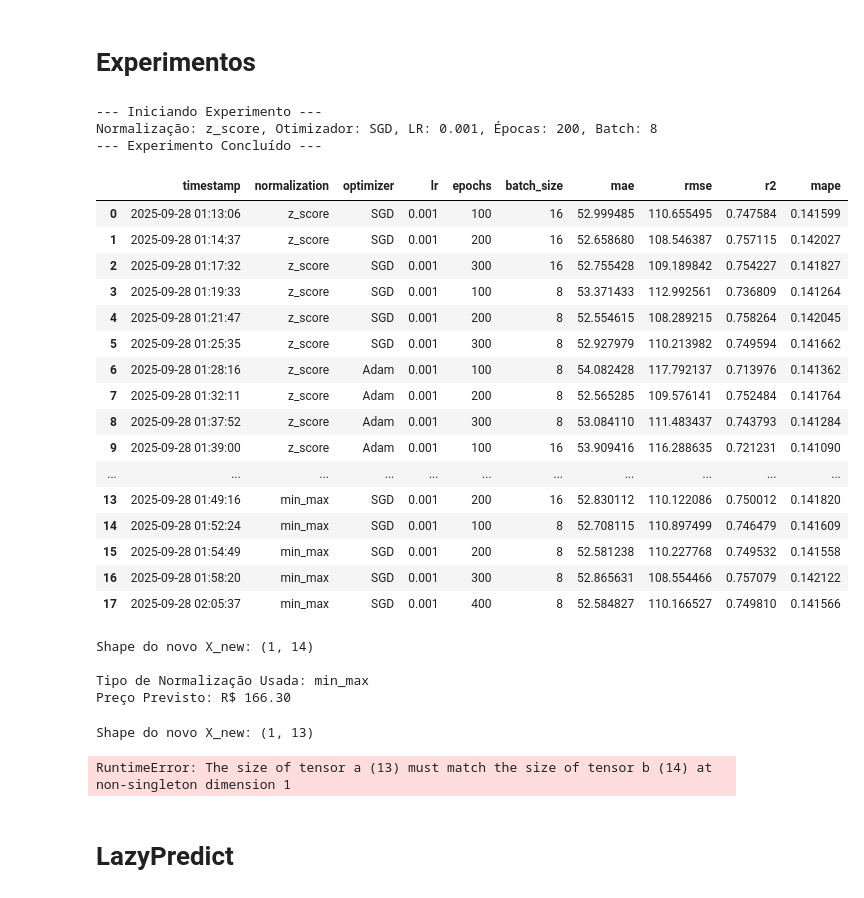
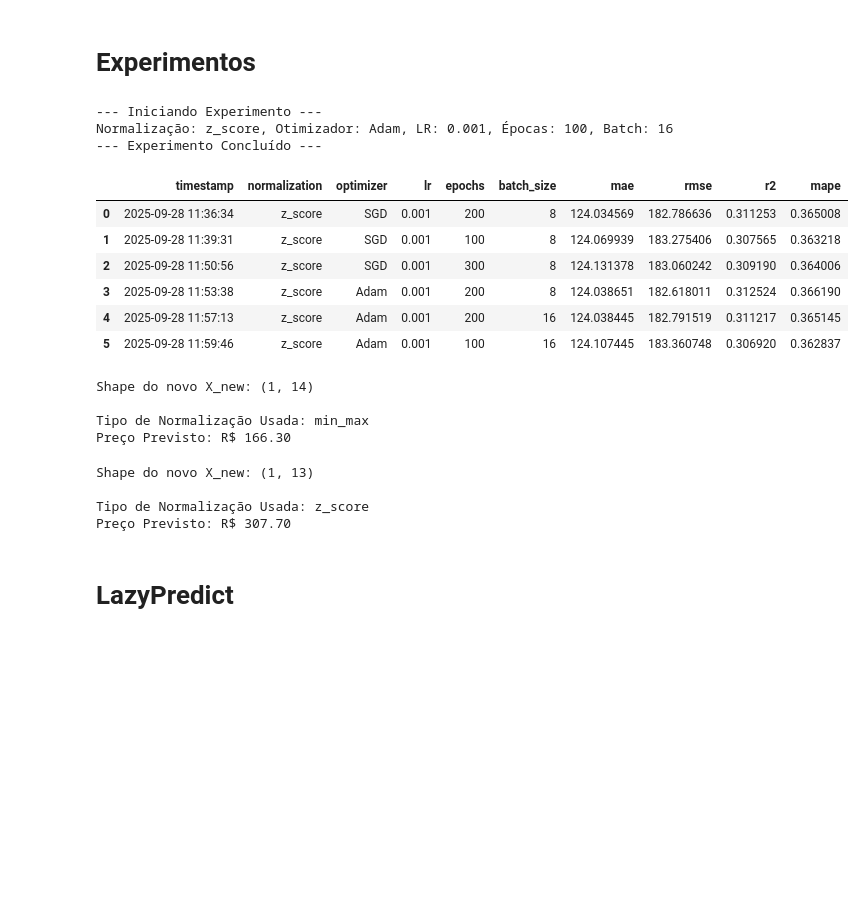
Before and after one commit to polianaraujo/dca0305, a Jupyter notebook: final (2).ipynb, the cells around one changed output. Cells and saved outputs as stored; diff of their text form; code cells hidden in the pictures; blank space fills up the shorter version.

Commit message:
perf: minimize rmse error on adam model

```diff
--- a/final (2).ipynb
+++ b/final (2).ipynb
@@ -616,10 +597,10 @@ Fazer testes com um dos 4:
 # %%
 # Selecionar as colunas de features finais
 final_feature_cols = [
-    # "accommodates",
-    # "bathrooms",
-    # "bedrooms",
-    "beds",
+    # "accommodates", esse 188
+    # "bathrooms", esse 183
+    "bedrooms",
+    # "beds",
     "minimum_nights",
     "maximum_nights",
     "number_of_reviews",
@@ -866,37 +846,28 @@ exp1_results = run_experiment(
     X_final,
     y_final,
     normalization_type='z_score',
-    optimizer_type='SGD',
+    optimizer_type='Adam',
     lr=0.001,
-    n_epochs=200,
-    batch_size=8
+    n_epochs=100,
+    batch_size=16
 )
 results_df.loc[len(results_df)] = exp1_results
 # %% [output]
 --- Iniciando Experimento ---
-Normalização: z_score, Otimizador: SGD, LR: 0.001, Épocas: 200, Batch: 8
+Normalização: z_score, Otimizador: Adam, LR: 0.001, Épocas: 100, Batch: 16
 --- Experimento Concluído ---
 # %%
 # --- Visualizar e Salvar os resultados ---
 display(results_df)
+results_df.to_csv('resultados_experimentos_sequencial_1n.csv', index=False)
 # %% [output]
 |  | timestamp | normalization | optimizer | lr | epochs | batch_size | mae | rmse | r2 | mape |
-| 0 | 2025-09-28 01:13:06 | z_score | SGD | 0.001 | 100 | 16 | 52.999485 | 110.655495 | 0.747584 | 0.141599 |
-| 1 | 2025-09-28 01:14:37 | z_score | SGD | 0.001 | 200 | 16 | 52.658680 | 108.546387 | 0.757115 | 0.142027 |
-| 2 | 2025-09-28 01:17:32 | z_score | SGD | 0.001 | 300 | 16 | 52.755428 | 109.189842 | 0.754227 | 0.141827 |
-| 3 | 2025-09-28 01:19:33 | z_score | SGD | 0.001 | 100 | 8 | 53.371433 | 112.992561 | 0.736809 | 0.141264 |
-| 4 | 2025-09-28 01:21:47 | z_score | SGD | 0.001 | 200 | 8 | 52.554615 | 108.289215 | 0.758264 | 0.142045 |
-| 5 | 2025-09-28 01:25:35 | z_score | SGD | 0.001 | 300 | 8 | 52.927979 | 110.213982 | 0.749594 | 0.141662 |
-| 6 | 2025-09-28 01:28:16 | z_score | Adam | 0.001 | 100 | 8 | 54.082428 | 117.792137 | 0.713976 | 0.141362 |
-| 7 | 2025-09-28 01:32:11 | z_score | Adam | 0.001 | 200 | 8 | 52.565285 | 109.576141 | 0.752484 | 0.141764 |
-| 8 | 2025-09-28 01:37:52 | z_score | Adam | 0.001 | 300 | 8 | 53.084110 | 111.483437 | 0.743793 | 0.141284 |
-| 9 | 2025-09-28 01:39:00 | z_score | Adam | 0.001 | 100 | 16 | 53.909416 | 116.288635 | 0.721231 | 0.141090 |
-| ... | ... | ... | ... | ... | ... | ... | ... | ... | ... | ... |
-| 13 | 2025-09-28 01:49:16 | min_max | SGD | 0.001 | 200 | 16 | 52.830112 | 110.122086 | 0.750012 | 0.141820 |
-| 14 | 2025-09-28 01:52:24 | min_max | SGD | 0.001 | 100 | 8 | 52.708115 | 110.897499 | 0.746479 | 0.141609 |
-| 15 | 2025-09-28 01:54:49 | min_max | SGD | 0.001 | 200 | 8 | 52.581238 | 110.227768 | 0.749532 | 0.141558 |
-| 16 | 2025-09-28 01:58:20 | min_max | SGD | 0.001 | 300 | 8 | 52.865631 | 108.554466 | 0.757079 | 0.142122 |
-| 17 | 2025-09-28 02:05:37 | min_max | SGD | 0.001 | 400 | 8 | 52.584827 | 110.166527 | 0.749810 | 0.141566 |
+| 0 | 2025-09-28 11:36:34 | z_score | SGD | 0.001 | 200 | 8 | 124.034569 | 182.786636 | 0.311253 | 0.365008 |
+| 1 | 2025-09-28 11:39:31 | z_score | SGD | 0.001 | 100 | 8 | 124.069939 | 183.275406 | 0.307565 | 0.363218 |
+| 2 | 2025-09-28 11:50:56 | z_score | SGD | 0.001 | 300 | 8 | 124.131378 | 183.060242 | 0.309190 | 0.364006 |
+| 3 | 2025-09-28 11:53:38 | z_score | Adam | 0.001 | 200 | 8 | 124.038651 | 182.618011 | 0.312524 | 0.366190 |
+| 4 | 2025-09-28 11:57:13 | z_score | Adam | 0.001 | 200 | 16 | 124.038445 | 182.791519 | 0.311217 | 0.365145 |
+| 5 | 2025-09-28 11:59:46 | z_score | Adam | 0.001 | 100 | 16 | 124.107445 | 183.360748 | 0.306920 | 0.362837 |
 # %%
 # print("\nLimpando o DataFrame 'results_df' na memória...")
 
@@ -1042,7 +1013,9 @@ print(f"\nTipo de Normalização Usada: {normalization_type}")
 print(f"Preço Previsto: R$ {y_pred_real_value:.2f}")
 # %% [output]
 Shape do novo X_new: (1, 13)
+
+Tipo de Normalização Usada: z_score
+Preço Previsto: R$ 307.70
-RuntimeError: The size of tensor a (13) must match the size of tensor b (14) at non-singleton dimension 1
 # %% [markdown]
 # LazyPredict
 # %%
```
Also changed, not shown: parts of 5 cells of this notebook, 5 other files.
